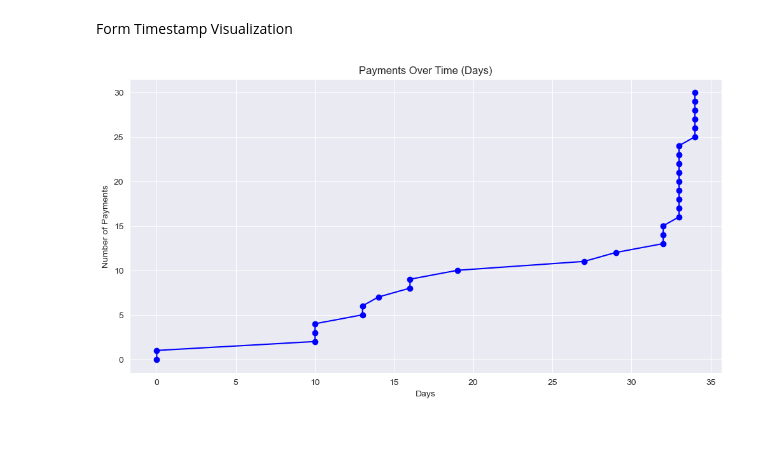
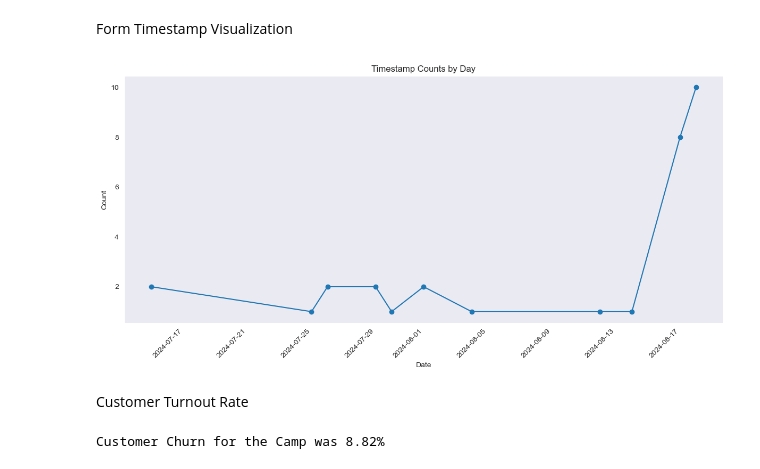
Before and after one commit to Kai2142/Data_Analytics_Portfolio, a Jupyter notebook: basketball_academy/Analysis & Insights.ipynb, the cells around one changed output. Saved outputs shown, nothing was run; the diff lists cells and outputs as text; code cells hidden in the pictures; blank space fills up the shorter version.

```diff
--- a/basketball_academy/Analysis & Insights.ipynb
+++ b/basketball_academy/Analysis & Insights.ipynb
@@ -66,18 +72,33 @@ Text(0.5, 1.0, 'Gender Distribution')
 # %% [markdown]
 Form Timestamp Visualization
 # %%
+# Extract just the date part from the timestamps
 df['Timestamp'] = pd.to_datetime(df['Timestamp'])
+dates = df['Timestamp'].dt.date
 
-# Calculate the number of days from the minimum timestamp
-df['Days'] = (df['Timestamp'] - df['Timestamp'].min()).dt.days
+# Count the occurrences of each date
+date_counts = dates.value_counts().sort_index()
 
-# Plotting the time series line plot with days on the x-axis
+# Plotting the counts of timestamps per day
 plt.figure(figsize=(12, 6))
-plt.plot(df['Days'], df.index, marker='o', color='b')
-plt.xlabel('Days')
-plt.ylabel('Number of Payments')
-plt.title('Payments Over Time (Days)')
-plt.grid(True)
+plt.plot(date_counts.index, date_counts.values, marker='o')
+plt.xlabel('Date')
+plt.ylabel('Count')
+plt.title('Timestamp Counts by Day')
+plt.xticks(rotation=45)
+plt.grid()
+plt.tight_layout()
 plt.show()
 # %% [output]
-[figure, old version]
+[figure, new version]
+# %% [markdown]
+Customer Turnout Rate
+# %%
+old_df = pd.read_csv('/Users/kaiisfly/PycharmProjects/Data_Analytics_Portfolio/basketball_academy/data/Anonymized_Data.csv')
+new_df = pd.read_csv ('/Users/kaiisfly/PycharmProjects/Data_Analytics_Portfolio/basketball_academy/data/Cleaned_Data.csv')
+
+dropped_out = len(old_df['Student ID']) - len(new_df['Student ID'])
+cust_churn = (dropped_out / len(old_df['Student ID']) * 100)
+print(f'Customer Churn for the Camp was {cust_churn:.3g}%')
+# %% [output]
+Customer Churn for the Camp was 8.82%
```
Also changed, not shown: parts of 7 cells of this notebook, 6 other files.
